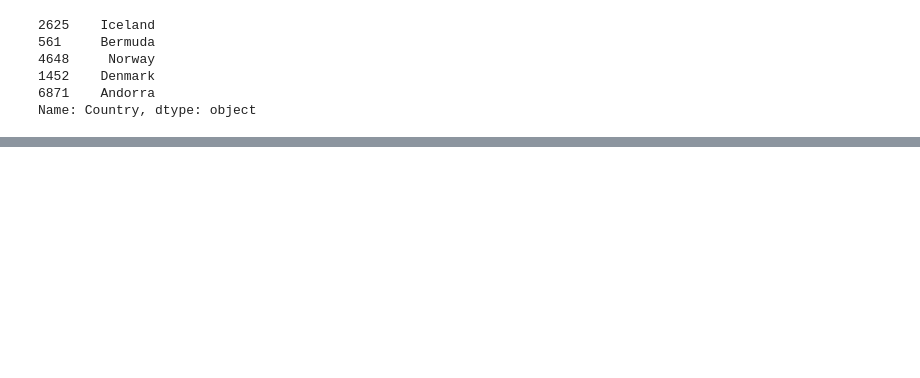
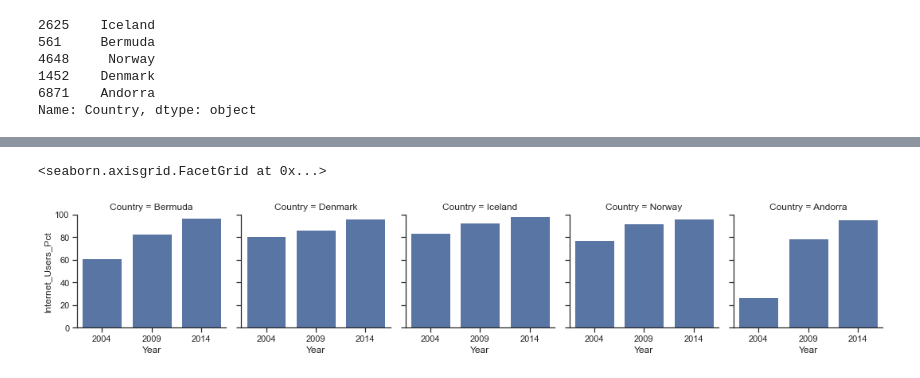
Before and after one commit to NSS-Data-Analytics-Cohort-6/gdp-and-internet-usage-Megan1034, a Jupyter notebook: notebooks/GDP_project.ipynb, the cells around one changed output, grey strips where cells are left out. Drawn from its saved outputs; the diff is of its cells as text; code cells hidden in the pictures; blank space fills up the shorter version.

```diff
--- a/notebooks/GDP_project.ipynb
+++ b/notebooks/GDP_project.ipynb
@@ -439,6 +464,6 @@ print(top_5_countries)
 6871    Andorra
 Name: Country, dtype: object
 # %%
-top_5_internet = years_04_09_14[years_04_09_14['Internet_Users_Pct'].isin([top_5_countries])]
+top_5_internet = years_04_09_14[years_04_09_14['Country'].isin(['Iceland', 'Bermuda', 'Norway', 'Denmark', 'Andorra'])]
 print(top_5_internet)
 # %% [output]
@@ -447,0 +506,6 @@ Index: []
+# %%
+i= sns.FacetGrid(top_5_internet, col='Country', ylim=(0, 100))
+i.map_dataframe(sns.barplot, y='Internet_Users_Pct', x='Year')
+# %% [output]
+<seaborn.axisgrid.FacetGrid at 0x...>
+[figure, added]
```
Also changed, not shown: parts of 55 cells of this notebook.
